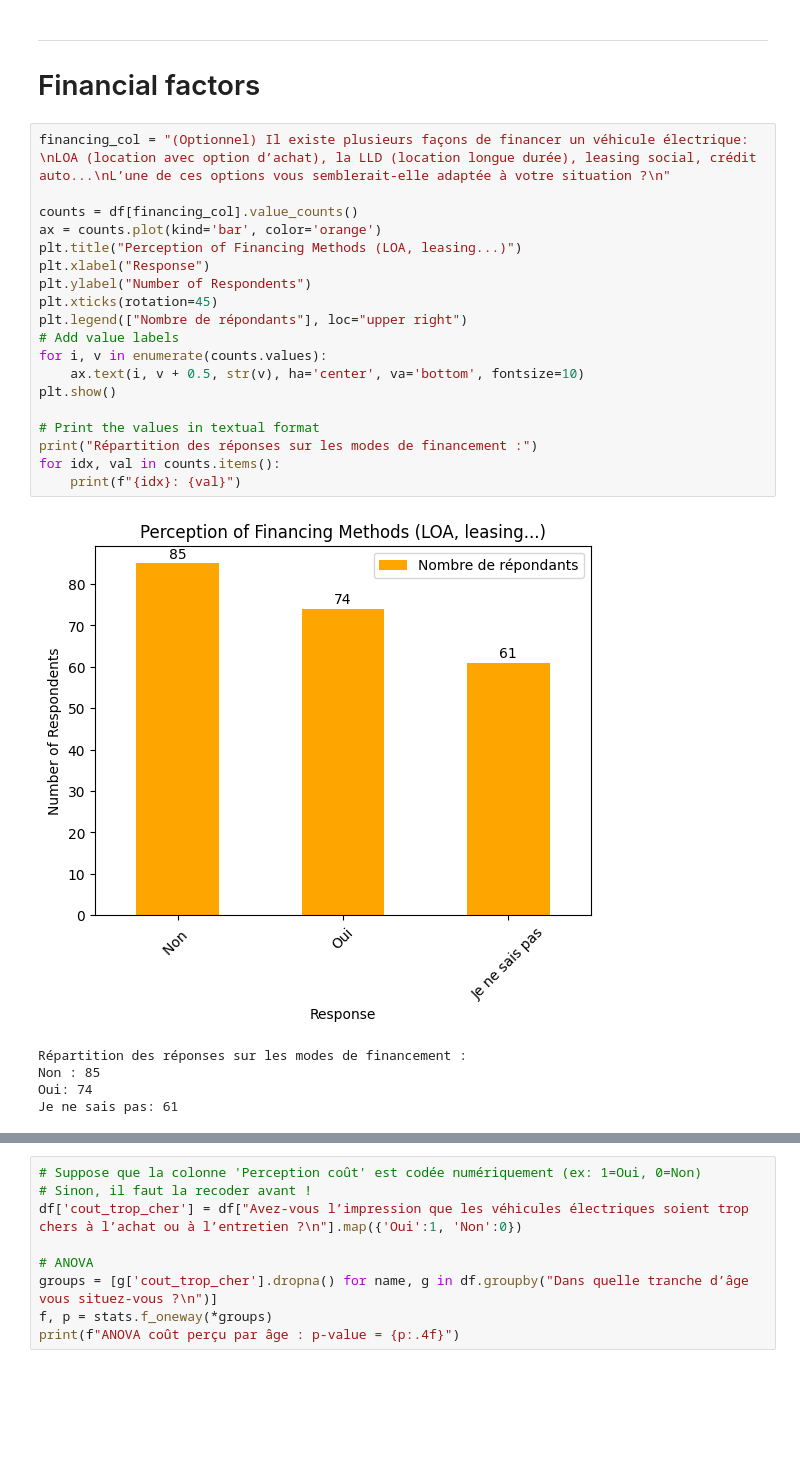
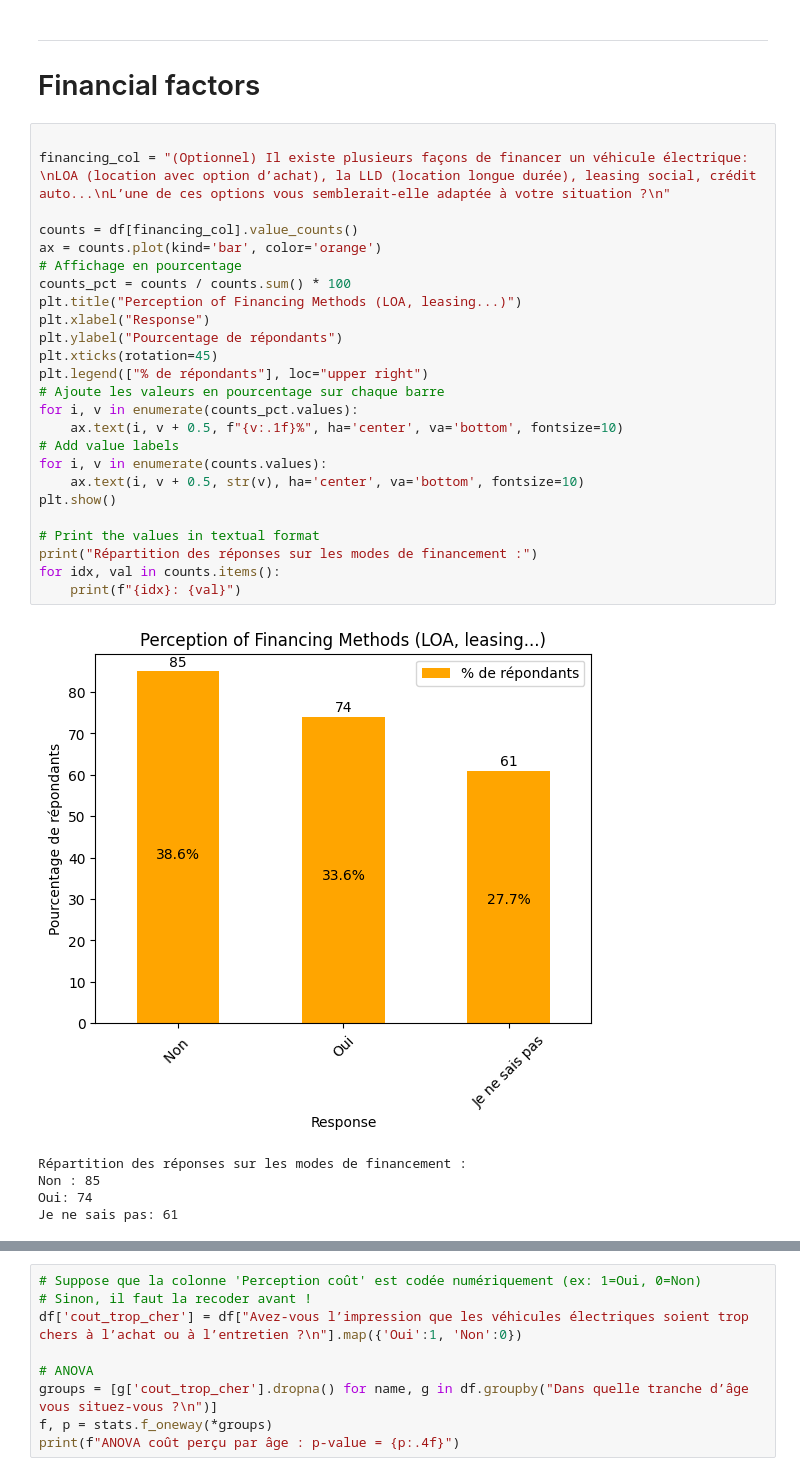
Before and after one commit to Man-G0/EvThesis, a Jupyter notebook: Thesis Analysis Brouillon.ipynb, the cells around one changed output, grey strips where cells are left out. Drawn from its saved outputs; the diff is of its cells as text; blank space fills up the shorter version.

```diff
--- a/Thesis Analysis.ipynb
+++ b/Thesis Analysis Brouillon.ipynb
@@ -43,26 +41,32 @@ def get_labels_and_title(cols):
 ----
 # Financial factors
 # %%
+
 financing_col = "(Optionnel) Il existe plusieurs façons de financer un véhicule électrique: \nLOA (location avec option d’achat), la LLD (location longue durée), leasing social, crédit auto...\nL’une de ces options vous semblerait-elle adaptée à votre situation ?\n"
 
 counts = df[financing_col].value_counts()
 ax = counts.plot(kind='bar', color='orange')
+# Affichage en pourcentage
+counts_pct = counts / counts.sum() * 100
 plt.title("Perception of Financing Methods (LOA, leasing...)")
 plt.xlabel("Response")
-plt.ylabel("Number of Respondents")
+plt.ylabel("Pourcentage de répondants")
 plt.xticks(rotation=45)
-plt.legend(["Nombre de répondants"], loc="upper right")
+plt.legend(["% de répondants"], loc="upper right")
+# Ajoute les valeurs en pourcentage sur chaque barre
+for i, v in enumerate(counts_pct.values):
+    ax.text(i, v + 0.5, f"{v:.1f}%", ha='center', va='bottom', fontsize=10)
 # Add value labels
 for i, v in enumerate(counts.values):
     ax.text(i, v + 0.5, str(v), ha='center', va='bottom', fontsize=10)
 plt.show()
 
 # Print the values in textual format
 print("Répartition des réponses sur les modes de financement :")
 for idx, val in counts.items():
     print(f"{idx}: {val}")
 # %% [output]
-[figure, old version]
+[figure, new version]
 Répartition des réponses sur les modes de financement :
 Non : 85
 Oui: 74
```
Also changed, not shown: parts of 43 cells of this notebook, 3 other files.
